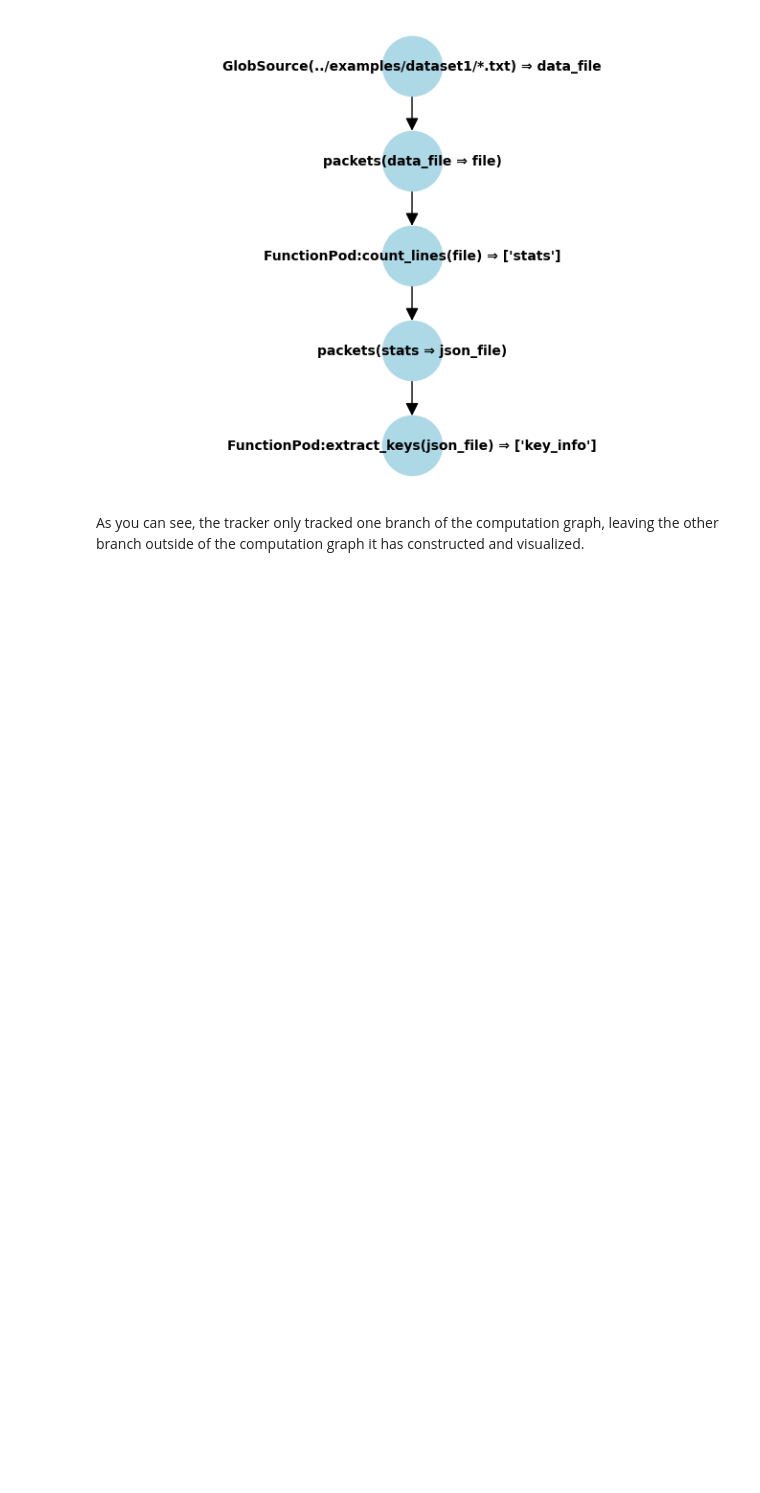
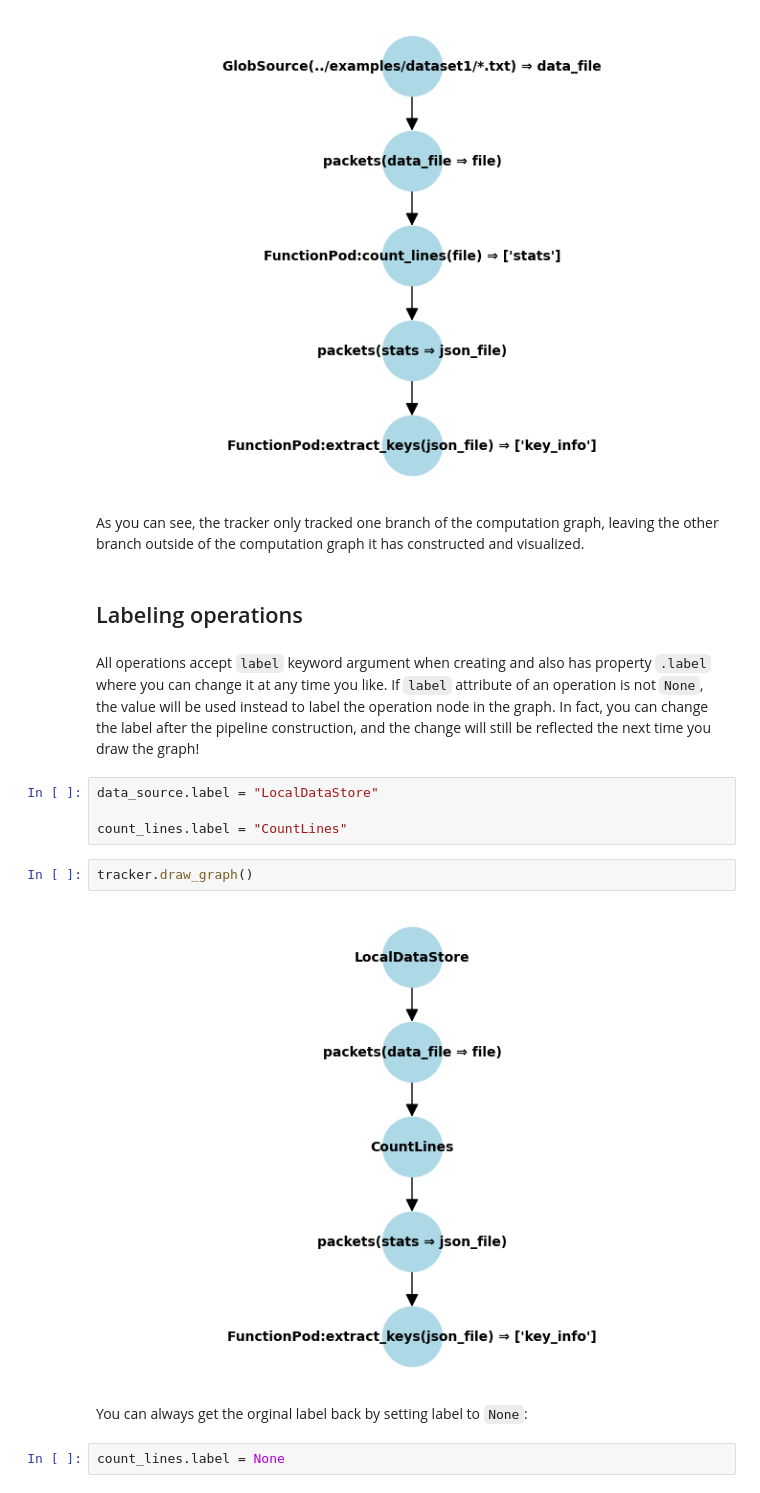
Before and after one commit to walkerlab/orcapod-python, a Jupyter notebook: notebooks/04_orcabridge_tracker.ipynb, the cells around one changed output. Cells and saved outputs as stored; diff of their text form; blank space fills up the shorter version.

Commit message:
refactor: move hashing and add simpler labeling logic

```diff
--- a/notebooks/04_orcabridge_tracker.ipynb
+++ b/notebooks/04_orcabridge_tracker.ipynb
@@ -125,3 +125,19 @@ tracker.draw_graph()
 [figure]
 # %% [markdown]
 As you can see, the tracker only tracked one branch of the computation graph, leaving the other branch outside of the computation graph it has constructed and visualized.
+# %% [markdown]
+## Labeling operations
+# %% [markdown]
+All operations accept `label` keyword argument when creating and also has property `.label` where you can change it at any time you like. If `label` attribute of an operation is not `None`, the value will be used instead to label the operation node in the graph. In fact, you can change the label after the pipeline construction, and the change will still be reflected the next time you draw the graph!
+# %%
+data_source.label = "LocalDataStore"
+
+count_lines.label = "CountLines"
+# %%
+tracker.draw_graph()
+# %% [output]
+[figure, added]
+# %% [markdown]
+You can always get the orginal label back by setting label to `None`:
+# %%
+count_lines.label = None
```
Also changed, not shown: parts of 6 cells of this notebook, 8 other files.
